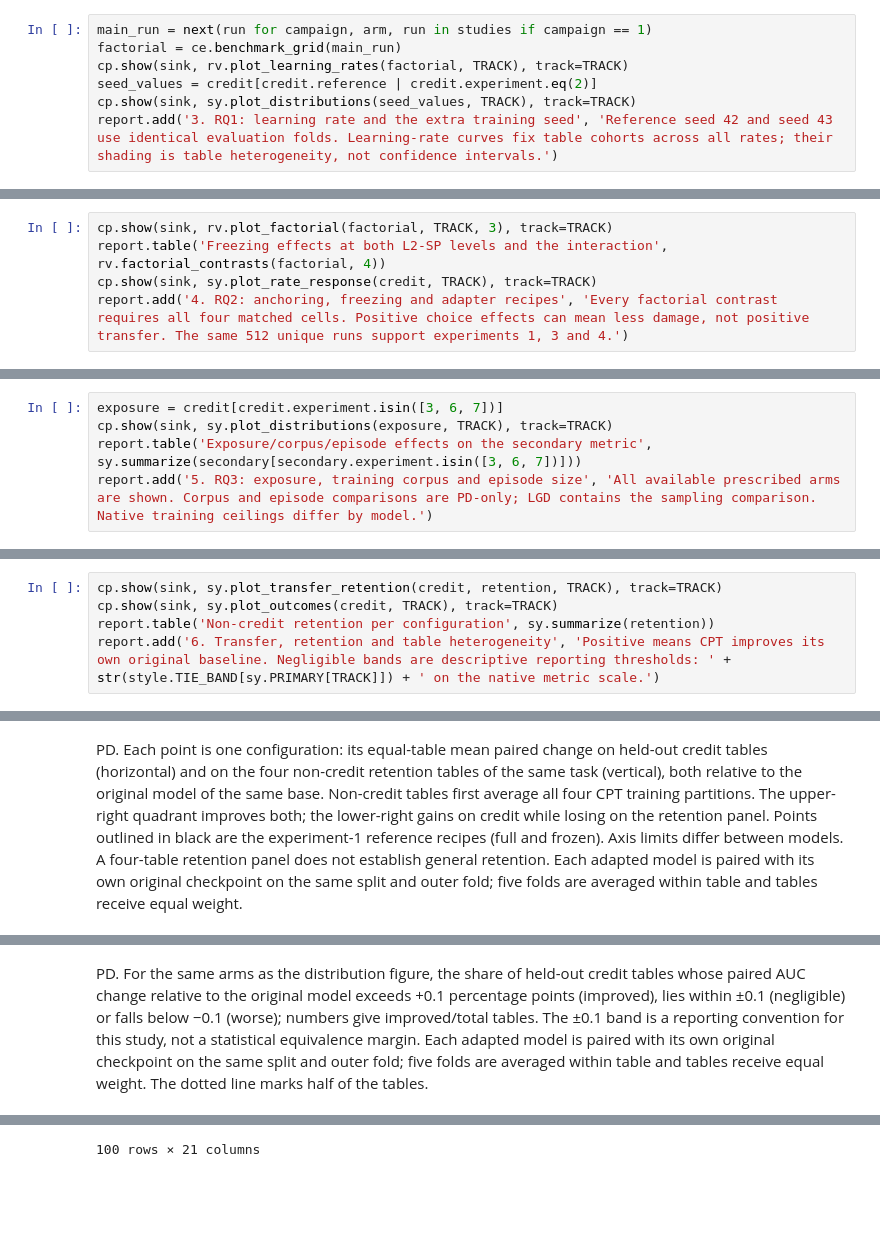
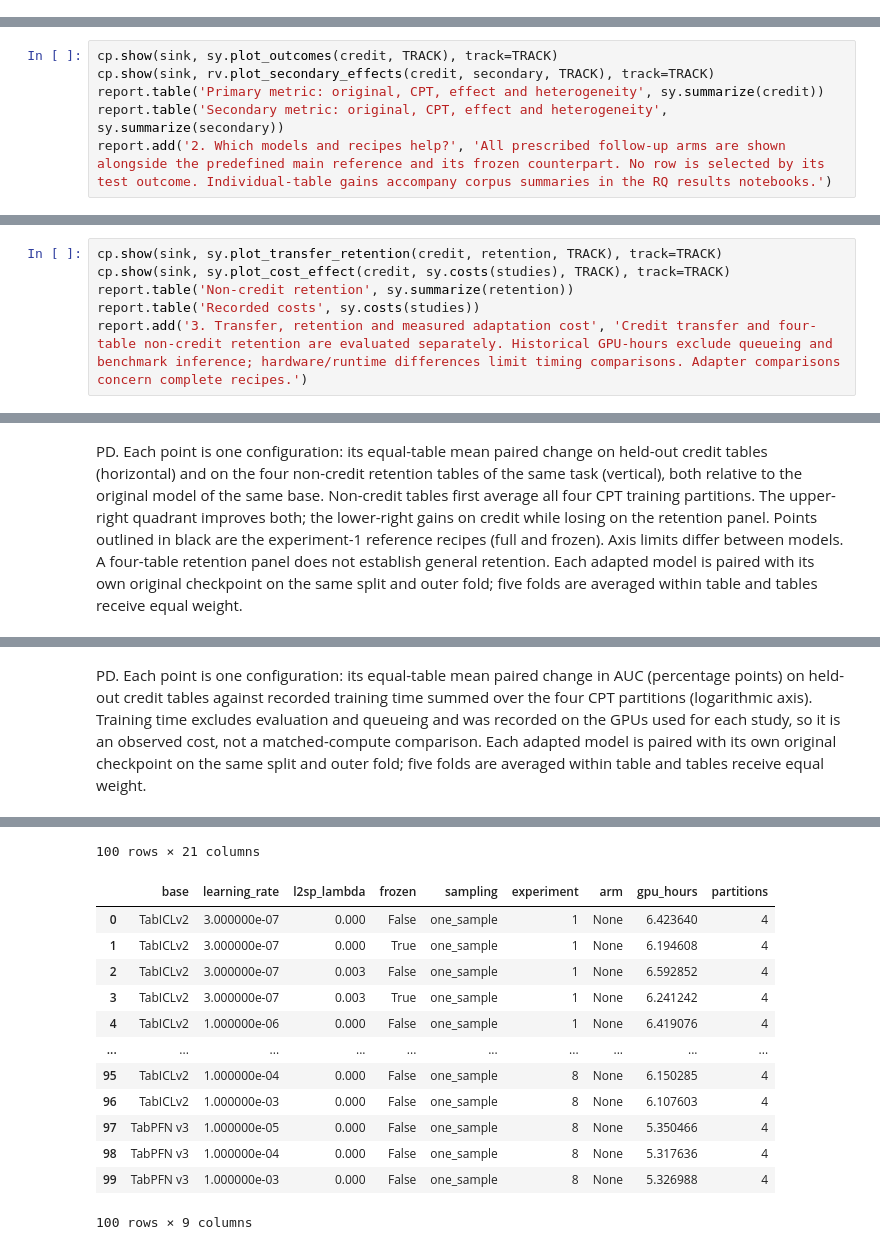
Before and after one commit to andreasgoethals/CreditPFN, a Jupyter notebook: notebooks/general/03_overview_pd.ipynb, the cells around one changed output, grey strips where cells are left out. Cells and saved outputs as stored; diff of their text form; blank space fills up the shorter version.

Commit message:
Organize compact research-question notebooks and validate legacy adapter entry

```diff
--- a/notebooks/general/03_overview_pd.ipynb
+++ b/notebooks/general/03_overview_pd.ipynb
@@ -118,7 +83,0 @@ Experiment 1 varies learning rate with full updates and L2-SP 0.003. Experiment
-# %%
-main_run = next(run for campaign, arm, run in studies if campaign == 1)
-factorial = ce.benchmark_grid(main_run)
-cp.show(sink, rv.plot_learning_rates(factorial, TRACK), track=TRACK)
-seed_values = credit[credit.reference | credit.experiment.eq(2)]
-cp.show(sink, sy.plot_distributions(seed_values, TRACK), track=TRACK)
-report.add('3. RQ1: learning rate and the extra training seed', 'Reference seed 42 and seed 43 use identical evaluation folds. Learning-rate curves fix table cohorts across all rates; their shading is table heterogeneity, not confidence intervals.')
@@ -136,5 +83,0 @@ The complete full/frozen × unanchored/anchored factorial is retained. The two a
-# %%
-cp.show(sink, rv.plot_factorial(factorial, TRACK, 3), track=TRACK)
-report.table('Freezing effects at both L2-SP levels and the interaction', rv.factorial_contrasts(factorial, 4))
-cp.show(sink, sy.plot_rate_response(credit, TRACK), track=TRACK)
-report.add('4. RQ2: anchoring, freezing and adapter recipes', 'Every factorial contrast requires all four matched cells. Positive choice effects can mean less damage, not positive transfer. The same 512 unique runs support experiments 1, 3 and 4.')
@@ -165,5 +83,0 @@ Experiment 7 changes row exposure and update weighting at the same successful-up
-# %%
-exposure = credit[credit.experiment.isin([3, 6, 7])]
-cp.show(sink, sy.plot_distributions(exposure, TRACK), track=TRACK)
-report.table('Exposure/corpus/episode effects on the secondary metric', sy.summarize(secondary[secondary.experiment.isin([3, 6, 7])]))
-report.add('5. RQ3: exposure, training corpus and episode size', 'All available prescribed arms are shown. Corpus and episode comparisons are PD-only; LGD contains the sampling comparison. Native training ceilings differ by model.')
@@ -194,0 +88,6 @@ The four same-task non-credit tables provide a bounded retention check. Each tab
+# %%
+cp.show(sink, sy.plot_outcomes(credit, TRACK), track=TRACK)
+cp.show(sink, rv.plot_secondary_effects(credit, secondary, TRACK), track=TRACK)
+report.table('Primary metric: original, CPT, effect and heterogeneity', sy.summarize(credit))
+report.table('Secondary metric: original, CPT, effect and heterogeneity', sy.summarize(secondary))
+report.add('2. Which models and recipes help?', 'All prescribed follow-up arms are shown alongside the predefined main reference and its frozen counterpart. No row is selected by its test outcome. Individual-table gains accompany corpus summaries in the RQ results notebooks.')
@@ -195,8 +129,9 @@ The four same-task non-credit tables provide a bounded retention check. Each tab
 # %%
 cp.show(sink, sy.plot_transfer_retention(credit, retention, TRACK), track=TRACK)
-cp.show(sink, sy.plot_outcomes(credit, TRACK), track=TRACK)
-report.table('Non-credit retention per configuration', sy.summarize(retention))
-report.add('6. Transfer, retention and table heterogeneity', 'Positive means CPT improves its own original baseline. Negligible bands are descriptive reporting thresholds: ' + str(style.TIE_BAND[sy.PRIMARY[TRACK]]) + ' on the native metric scale.')
+cp.show(sink, sy.plot_cost_effect(credit, sy.costs(studies), TRACK), track=TRACK)
+report.table('Non-credit retention', sy.summarize(retention))
+report.table('Recorded costs', sy.costs(studies))
+report.add('3. Transfer, retention and measured adaptation cost', 'Credit transfer and four-table non-credit retention are evaluated separately. Historical GPU-hours exclude queueing and benchmark inference; hardware/runtime differences limit timing comparisons. Adapter comparisons concern complete recipes.')
 # %% [output]
 [figure]
 PD. Each point is one configuration: its equal-table mean paired change on held-out credit tables (horizontal) and on the four non-credit retention tables of the same task (vertical), both relative to the original model of the same base. Non-credit tables first average all four CPT training partitions. The upper-right quadrant improves both; the lower-right gains on credit while losing on the retention panel. Points outlined in black are the experiment-1 reference recipes (full and frozen). Axis limits differ between models. A four-table retention panel does not establish general retention. Each adapted model is paired with its own original checkpoint on the same split and outer fold; five folds are averaged within table and tables receive equal weight.
@@ -204,14 +139,27 @@ PD. Each point is one configuration: its equal-table mean paired change on held-
-PD. For the same arms as the distribution figure, the share of held-out credit tables whose paired AUC change relative to the original model exceeds +0.1 percentage points (improved), lies within ±0.1 (negligible) or falls below −0.1 (worse); numbers give improved/total tables. The ±0.1 band is a reporting convention for this study, not a statistical equivalence margin. Each adapted model is paired with its own original checkpoint on the same split and outer fold; five folds are averaged within table and tables receive equal weight. The dotted line marks half of the tables.
+PD. Each point is one configuration: its equal-table mean paired change in AUC (percentage points) on held-out credit tables against recorded training time summed over the four CPT partitions (logarithmic axis). Training time excludes evaluation and queueing and was recorded on the GPUs used for each study, so it is an observed cost, not a matched-compute comparison. Each adapted model is paired with its own original checkpoint on the same split and outer fold; five folds are averaged within table and tables receive equal weight.
 |  | experiment | study | approach | config | base | metric | tables | original | adapted | mean | ... |
 | 0 | 1 | Main grid | Frozen backbone | Grid frozen · LR 1e-05 · λ 0 | TabICLv2 | roc_auc | 4 | 0.874683 | 0.871854 | -0.002828 | ... |
 | 1 | 1 | Main grid | Frozen backbone | Grid frozen · LR 1e-05 · λ 0 | TabPFN v2 | roc_auc | 4 | 0.848628 | 0.849670 | 0.001042 | ... |
 | 2 | 1 | Main grid | Frozen backbone | Grid frozen · LR 1e-05 · λ 0 | TabPFN v2.6 | roc_auc | 4 | 0.871975 | 0.871927 | -0.000048 | ... |
 | 3 | 1 | Main grid | Frozen backbone | Grid frozen · LR 1e-05 · λ 0 | TabPFN v3 | roc_auc | 4 | 0.872980 | 0.863178 | -0.009802 | ... |
 | 4 | 1 | Main grid | Frozen backbone | Grid frozen · LR 1e-05 · λ 0.003 | TabICLv2 | roc_auc | 4 | 0.874683 | 0.871951 | -0.002732 | ... |
 | ... | ... | ... | ... | ... | ... | ... | ... | ... | ... | ... | ... |
 | 95 | 8 | LoRA | LoRA | E6 LR 0.0001 | TabPFN v3 | roc_auc | 4 | 0.872980 | 0.848413 | -0.024566 | ... |
 | 96 | 8 | LoRA | LoRA | E6 LR 0.001 | TabICLv2 | roc_auc | 4 | 0.874683 | 0.817568 | -0.057115 | ... |
 | 97 | 8 | LoRA | LoRA | E6 LR 0.001 | TabPFN v3 | roc_auc | 4 | 0.872980 | 0.845662 | -0.027318 | ... |
 | 98 | 8 | LoRA | LoRA | E6 LR 1e-05 | TabICLv2 | roc_auc | 4 | 0.874683 | 0.874051 | -0.000631 | ... |
 | 99 | 8 | LoRA | LoRA | E6 LR 1e-05 | TabPFN v3 | roc_auc | 4 | 0.872980 | 0.872991 | 0.000011 | ... |
 100 rows × 21 columns
+|  | base | learning_rate | l2sp_lambda | frozen | sampling | experiment | arm | gpu_hours | partitions |
+| 0 | TabICLv2 | 3.000000e-07 | 0.000 | False | one_sample | 1 | None | 6.423640 | 4 |
+| 1 | TabICLv2 | 3.000000e-07 | 0.000 | True | one_sample | 1 | None | 6.194608 | 4 |
+| 2 | TabICLv2 | 3.000000e-07 | 0.003 | False | one_sample | 1 | None | 6.592852 | 4 |
+| 3 | TabICLv2 | 3.000000e-07 | 0.003 | True | one_sample | 1 | None | 6.241242 | 4 |
+| 4 | TabICLv2 | 1.000000e-06 | 0.000 | False | one_sample | 1 | None | 6.419076 | 4 |
+| ... | ... | ... | ... | ... | ... | ... | ... | ... | ... |
+| 95 | TabICLv2 | 1.000000e-04 | 0.000 | False | one_sample | 8 | None | 6.150285 | 4 |
+| 96 | TabICLv2 | 1.000000e-03 | 0.000 | False | one_sample | 8 | None | 6.107603 | 4 |
+| 97 | TabPFN v3 | 1.000000e-05 | 0.000 | False | one_sample | 8 | None | 5.350466 | 4 |
+| 98 | TabPFN v3 | 1.000000e-04 | 0.000 | False | one_sample | 8 | None | 5.317636 | 4 |
+| 99 | TabPFN v3 | 1.000000e-03 | 0.000 | False | one_sample | 8 | None | 5.326988 | 4 |
+100 rows × 9 columns
```
Also changed, not shown: parts of 31 cells of this notebook, 59 other files.
